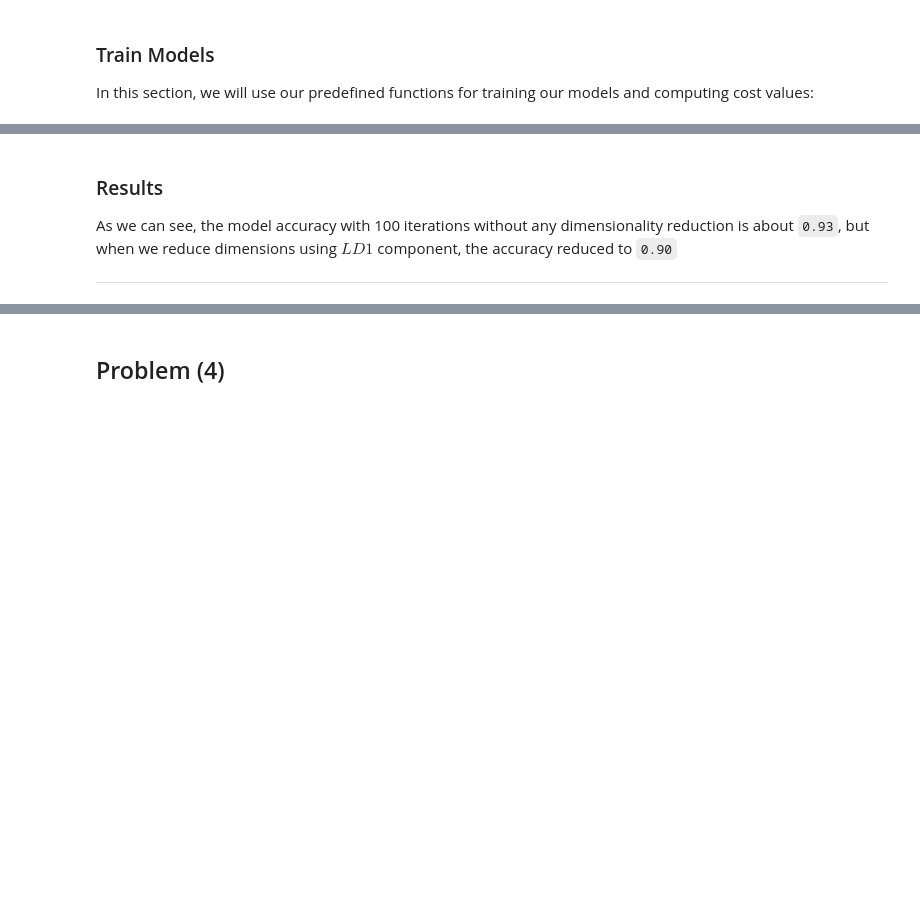
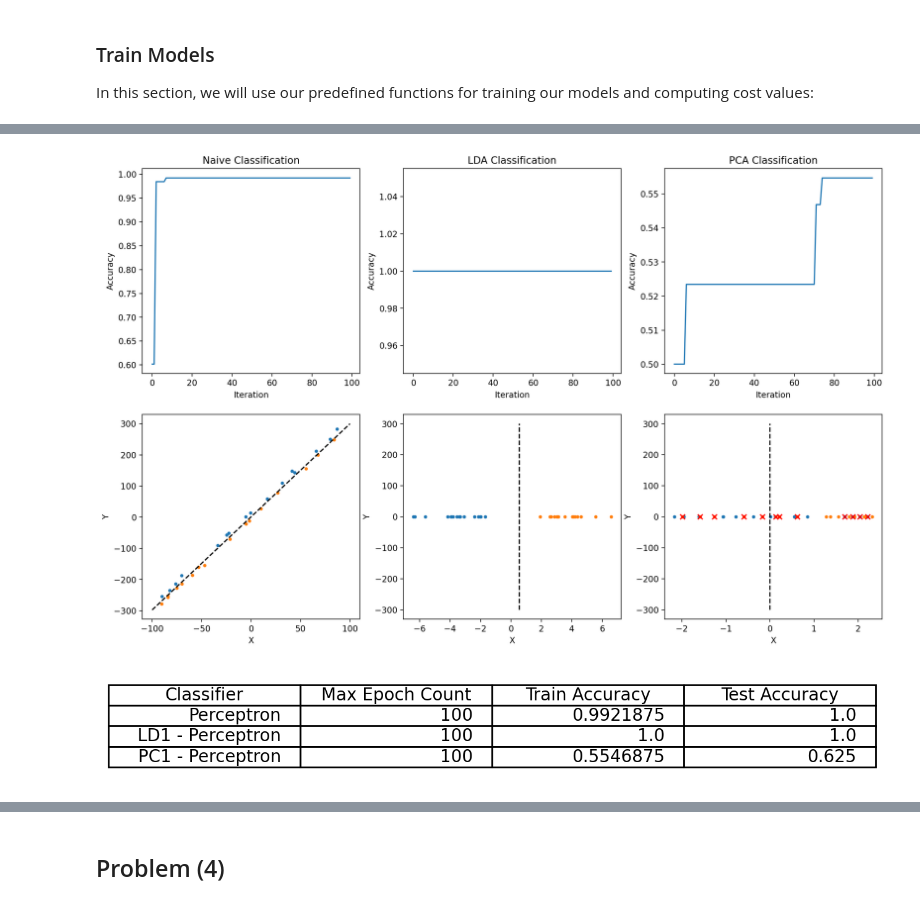
Before and after one commit to ckoliber/mlexercises, a Jupyter notebook: src/exercise4.ipynb, the cells around one changed output, grey strips where cells are left out. Saved outputs shown, nothing was run; the diff lists cells and outputs as text; code cells hidden in the pictures; blank space fills up the shorter version.

```diff
--- a/src/exercise4.ipynb
+++ b/src/exercise4.ipynb
@@ -587,6 +552,49 @@ plt.show()
-# %% [markdown]
-### Results
-
-As we can see, the model accuracy with 100 iterations without any dimensionality reduction is about `0.93`, but when we reduce dimensions using $LD1$ component, the accuracy reduced to `0.90`
-
----
+# %%
+fig = plt.figure(figsize=(16, 10), dpi=200)
+
+# Classify without reducing dimensions
+vanilla_pipeline = Pipeline(
+    [PolynomialFeatures(1)],
+    Perceptron(epoch_count=100)
+).fit(train_features, train_labels)
+plot(fig, 1, "Naive Classification", vanilla_pipeline, test_features, test_labels)
+
+# Classify using LD1 component
+lda_pipeline = Pipeline(
+    [Standardizer(), LDA(1), PolynomialFeatures(1)],
+    Perceptron(epoch_count=100)
+).fit(train_features, train_labels)
+plot(fig, 2, "LDA Classification", lda_pipeline, test_features, test_labels)
+
+# Classify using PC1 component
+pca_pipeline = Pipeline(
+    [Standardizer(), PCA(1), PolynomialFeatures(1)],
+    Perceptron(epoch_count=100)
+).fit(train_features, train_labels)
+plot(fig, 3, "PCA Classification", pca_pipeline, test_features, test_labels)
+
+plt.show()
+
+plt.figure(figsize=(8, 1), dpi=200)
+plt.table(cellText=[
+    [
+        "Perceptron", "100",
+        vanilla_pipeline.accuracy(train_features, train_labels),
+        vanilla_pipeline.accuracy(test_features, test_labels)
+    ],
+    [
+        "LD1 - Perceptron", "100",
+        lda_pipeline.accuracy(train_features, train_labels),
+        lda_pipeline.accuracy(test_features, test_labels)
+    ],
+    [
+        "PC1 - Perceptron", "100",
+        pca_pipeline.accuracy(train_features, train_labels),
+        pca_pipeline.accuracy(test_features, test_labels)
+    ],
+], colLabels=["Classifier", "Max Epoch Count", "Train Accuracy", "Test Accuracy"], loc='center')
+plt.axis("off")
+plt.show()
+# %% [output]
+[figure, added]
+[figure, added]
```
Also changed, not shown: parts of 18 cells of this notebook.
